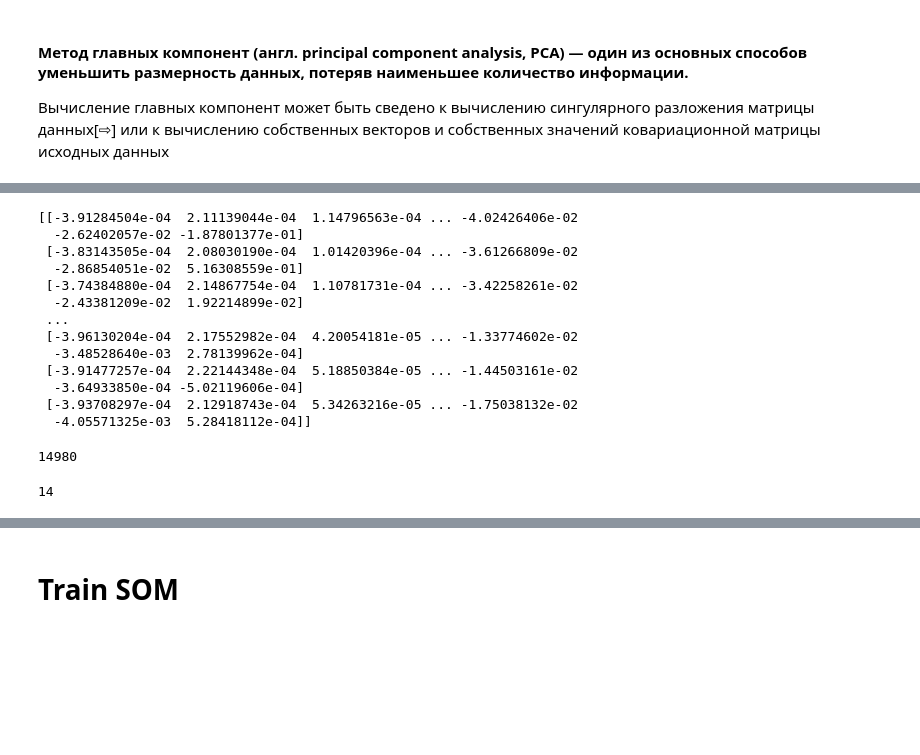
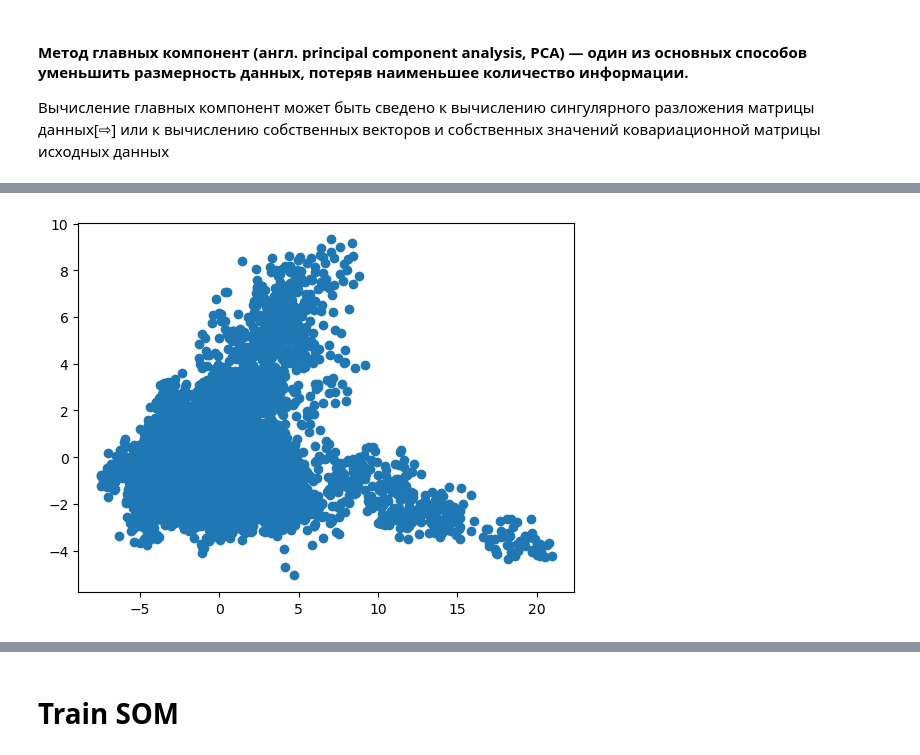
Before and after one commit to psggsl/SOM_plus_DBN, a Jupyter notebook: SOM_and_DBN.ipynb, the cells around one changed output, grey strips where cells are left out. Saved outputs shown, nothing was run; the diff lists cells and outputs as text; code cells hidden in the pictures; blank space fills up the shorter version.

```diff
--- a/SOM_and_DBN.ipynb
+++ b/SOM_and_DBN.ipynb
@@ -41,0 +57,5 @@ df_close_eye = df[df.eyeDetection==b'1']
+# %%
+
+# train and test split
+train_x, test_x, train_y, test_y = train_test_split(data_x, data_y, test_size=0.2, random_state=42)
+print(train_x.shape, train_y.shape, test_x.shape, test_y.shape) # check the shapes
@@ -109,3 +106,11 @@ from sklearn.decomposition import PCA
+# %%
+# plot
+fig, ax = plt.subplots()
+
+ax.scatter(principal_eeg_Df.iloc[:,0], principal_eeg_Df.iloc[:,1])
+plt.show()
+# %% [output]
+[figure, added]
 # %%
 import numpy as np
 from sklearn.decomposition import PCA
@@ -113,28 +118,3 @@ X = np.array(df.iloc[:,:14]).T#data_matrix
 pca = PCA(n_components=14)
 pca.fit(X)
 PCX = pca.components_
-# %%
-PCXt = PCX.T
-print(PCXt)
-# %% [output]
-[[-3.91284504e-04  2.11139044e-04  1.14796563e-04 ... -4.02426406e-02
-  -2.62402057e-02 -1.87801377e-01]
- [-3.83143505e-04  2.08030190e-04  1.01420396e-04 ... -3.61266809e-02
-  -2.86854051e-02  5.16308559e-01]
- [-3.74384880e-04  2.14867754e-04  1.10781731e-04 ... -3.42258261e-02
-  -2.43381209e-02  1.92214899e-02]
- ...
- [-3.96130204e-04  2.17552982e-04  4.20054181e-05 ... -1.33774602e-02
-  -3.48528640e-03  2.78139962e-04]
- [-3.91477257e-04  2.22144348e-04  5.18850384e-05 ... -1.44503161e-02
-  -3.64933850e-04 -5.02119606e-04]
- [-3.93708297e-04  2.12918743e-04  5.34263216e-05 ... -1.75038132e-02
-  -4.05571325e-03  5.28418112e-04]]
-# %%
-len(PCXt[:,5])
-# %% [output]
-14980
-# %%
-len(x)
-# %% [output]
-14
```
Also changed, not shown: parts of 45 cells of this notebook, 2 other files.
